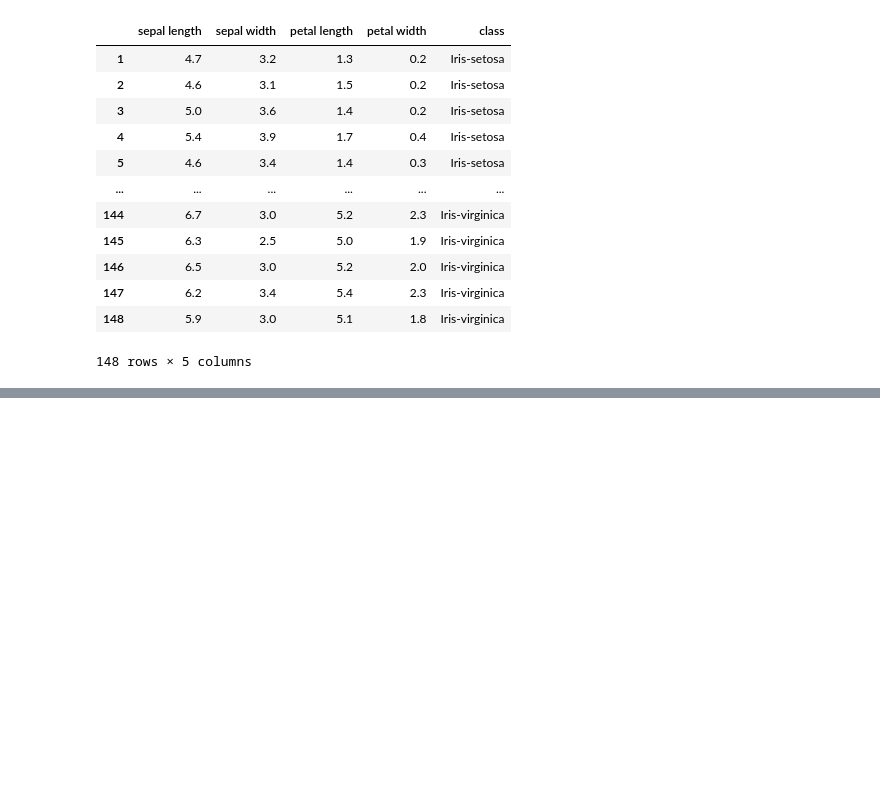
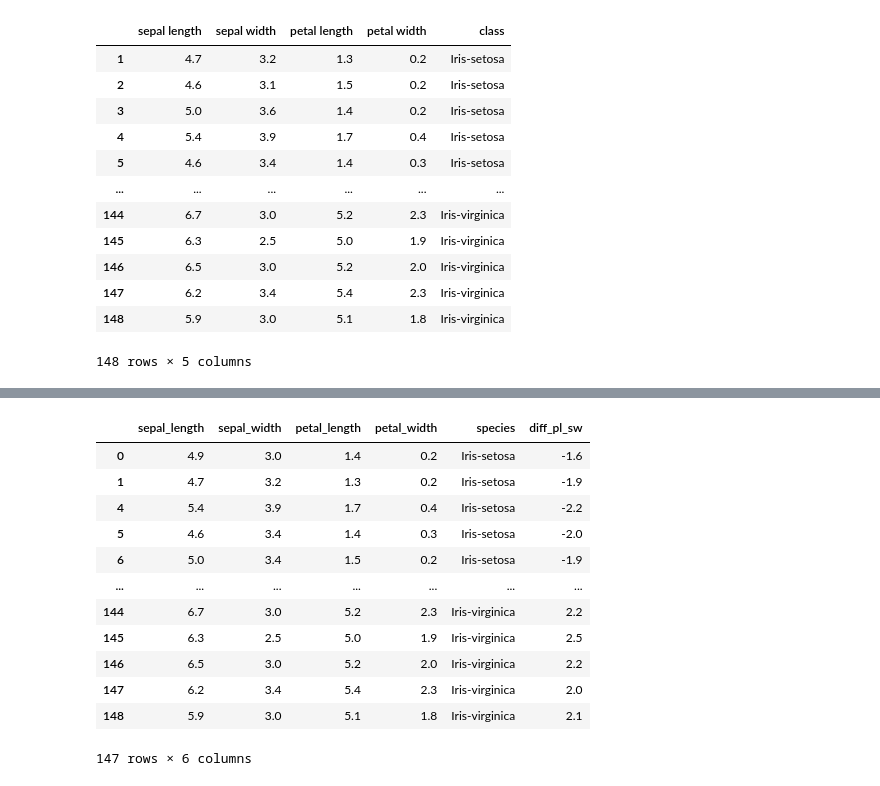
Before and after one commit to bhavyatyagi/Python, a Jupyter notebook: 12. Pandas.ipynb, the cells around one changed output, grey strips where cells are left out. Saved outputs shown, nothing was run; the diff lists cells and outputs as text; code cells hidden in the pictures; blank space fills up the shorter version.

```diff
--- a/12. Pandas.ipynb
+++ b/12. Pandas.ipynb
@@ -161,0 +226,5 @@ print(df.tail() )
+# %%
+df = iris.copy()
+df.columns = ['sepal_length', 'sepal_width',
+              'petal_length', 'petal_width', 'species']
+df.describe()
@@ -161,0 +241,4 @@ print(df.tail() )
+# %%
+# how to add a column
+# lets make a diff column between two columns
+df['diff_pl_sw'] = df['petal_length']-df['sepal_width']
@@ -161,0 +259,5 @@ print(df.tail() )
+# %%
+# making few values nan
+import numpy as np
+df.iloc[2:4,1:3]=np.nan
+df.head()
@@ -161,0 +283,17 @@ print(df.tail() )
+# %%
+# We have two fucntions to hanfle  np.NaN
+df.dropna()  # these deletes the rows
+# %% [output]
+|  | sepal_length | sepal_width | petal_length | petal_width | species | diff_pl_sw |
+| 0 | 4.9 | 3.0 | 1.4 | 0.2 | Iris-setosa | -1.6 |
+| 1 | 4.7 | 3.2 | 1.3 | 0.2 | Iris-setosa | -1.9 |
+| 4 | 5.4 | 3.9 | 1.7 | 0.4 | Iris-setosa | -2.2 |
+| 5 | 4.6 | 3.4 | 1.4 | 0.3 | Iris-setosa | -2.0 |
+| 6 | 5.0 | 3.4 | 1.5 | 0.2 | Iris-setosa | -1.9 |
+| ... | ... | ... | ... | ... | ... | ... |
+| 144 | 6.7 | 3.0 | 5.2 | 2.3 | Iris-virginica | 2.2 |
+| 145 | 6.3 | 2.5 | 5.0 | 1.9 | Iris-virginica | 2.5 |
+| 146 | 6.5 | 3.0 | 5.2 | 2.0 | Iris-virginica | 2.2 |
+| 147 | 6.2 | 3.4 | 5.4 | 2.3 | Iris-virginica | 2.0 |
+| 148 | 5.9 | 3.0 | 5.1 | 1.8 | Iris-virginica | 2.1 |
+147 rows × 6 columns
```
Also changed, not shown: parts of 19 cells of this notebook.
